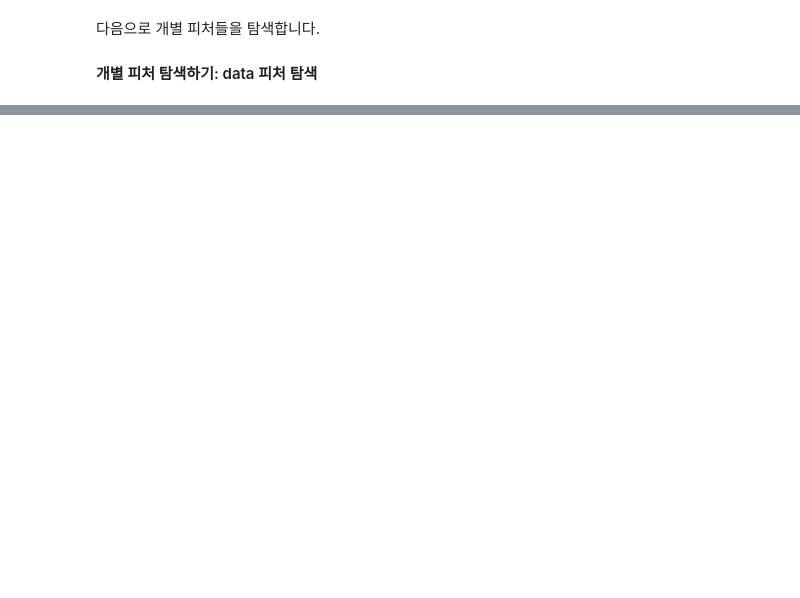
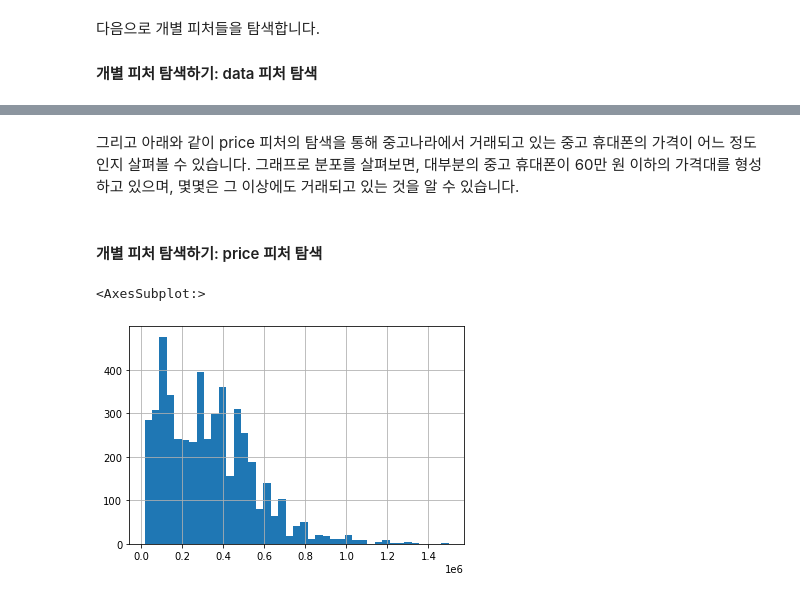
Before and after one commit to choiuikang/with_python, a Jupyter notebook: chapter-5.1.ipynb, the cells around one changed output, grey strips where cells are left out. Saved outputs shown, nothing was run; the diff lists cells and outputs as text; code cells hidden in the pictures; blank space fills up the shorter version.

```diff
--- a/chapter-5.1.ipynb
+++ b/chapter-5.1.ipynb
@@ -41,0 +84,10 @@ NameError: name 'df' is not defined
+# %% [markdown]
+그리고 아래와 같이 price 피처의 탐색을 통해 중고나라에서 거래되고 있는 중고 휴대폰의 가격이 어느 정도인지 살펴볼 수 있습니다. 그래프로 분포를 살펴보면, 대부분의 중고 휴대폰이 60만 원 이하의 가격대를 형성하고 있으며, 몇몇은 그 이상에도 거래되고 있는 것을 알 수 있습니다.
+# %% [markdown]
+#### 개별 피처 탐색하기: price 피처 탐색
+# %%
+# 가격의 분포를 그래프로 탐색합니다.
+df['price'].hist(bins="auto")
+# %% [output]
+<AxesSubplot:>
+[figure, added]
```
Also changed, not shown: parts of 17 cells of this notebook.
